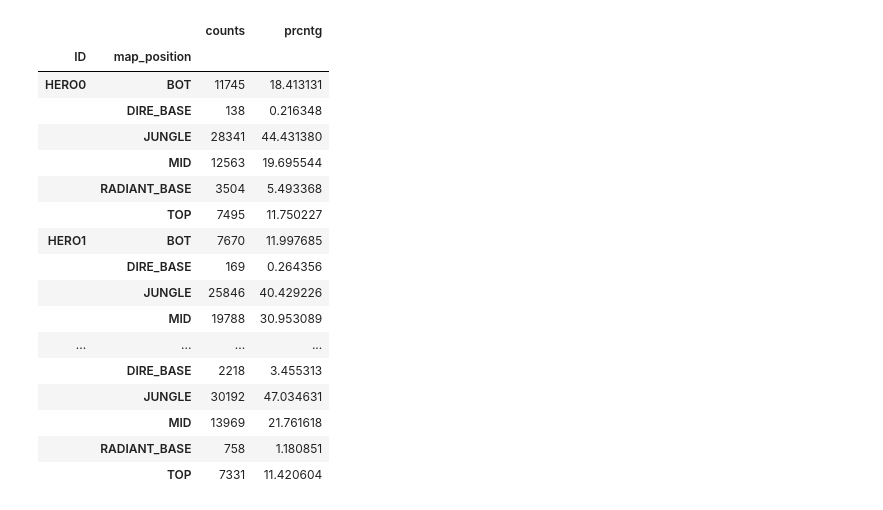
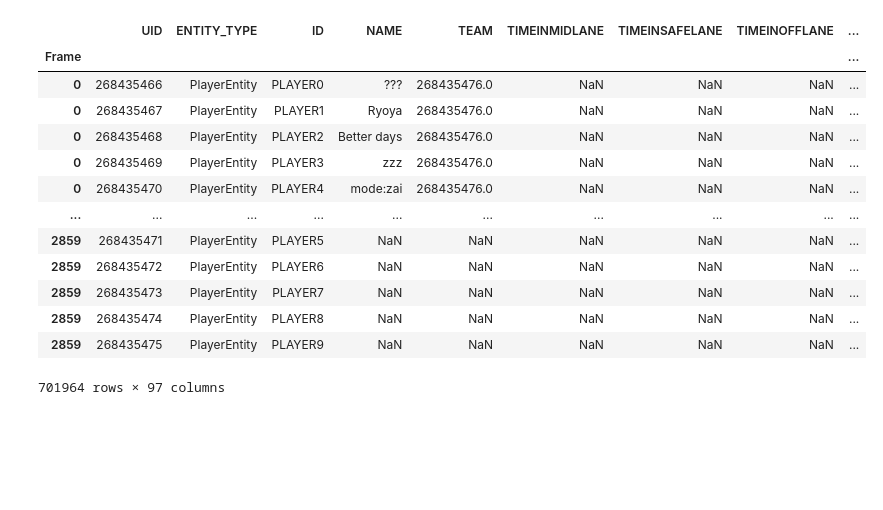
Before and after one commit to ag1737/finalProject, a Jupyter notebook: bard.ipynb, the cells around one changed output. Drawn from its saved outputs; the diff is of its cells as text; code cells hidden in the pictures; blank space fills up the shorter version.

```diff
--- a/bard.ipynb
+++ b/bard.ipynb
@@ -49,23 +31,19 @@ dl.game_dict["5494646356"].get_heros()
 | 2859 | 268435733 | HeroEntity | HERO9 | NaN | NaN | NaN | NaN | NaN | NaN | ... |
 640409 rows × 41 columns
 # %%
-dl.game_dict["5494646356"].get_lane_percentage()
+dl.game_dict["5494646356"].get_players()
 # %% [output]
-|  |  | counts | prcntg |
-| ID | map_position |  |  |
-| HERO0 | BOT | 11745 | 18.413131 |
-|  | DIRE_BASE | 138 | 0.216348 |
-|  | JUNGLE | 28341 | 44.431380 |
-|  | MID | 12563 | 19.695544 |
-|  | RADIANT_BASE | 3504 | 5.493368 |
-|  | TOP | 7495 | 11.750227 |
-| HERO1 | BOT | 7670 | 11.997685 |
-|  | DIRE_BASE | 169 | 0.264356 |
-|  | JUNGLE | 25846 | 40.429226 |
-|  | MID | 19788 | 30.953089 |
-| ... | ... | ... | ... |
-|  | DIRE_BASE | 2218 | 3.455313 |
-|  | JUNGLE | 30192 | 47.034631 |
-|  | MID | 13969 | 21.761618 |
-|  | RADIANT_BASE | 758 | 1.180851 |
-|  | TOP | 7331 | 11.420604 |
+|  | UID | ENTITY_TYPE | ID | NAME | TEAM | TIMEINMIDLANE | TIMEINSAFELANE | TIMEINOFFLANE | ... |
+| Frame |  |  |  |  |  |  |  |  | ... |
+| 0 | 268435466 | PlayerEntity | PLAYER0 | ??? | 268435476.0 | NaN | NaN | NaN | ... |
+| 0 | 268435467 | PlayerEntity | PLAYER1 | Ryoya | 268435476.0 | NaN | NaN | NaN | ... |
+| 0 | 268435468 | PlayerEntity | PLAYER2 | Better days | 268435476.0 | NaN | NaN | NaN | ... |
+| 0 | 268435469 | PlayerEntity | PLAYER3 | zzz | 268435476.0 | NaN | NaN | NaN | ... |
+| 0 | 268435470 | PlayerEntity | PLAYER4 | mode:zai | 268435476.0 | NaN | NaN | NaN | ... |
+| ... | ... | ... | ... | ... | ... | ... | ... | ... | ... |
+| 2859 | 268435471 | PlayerEntity | PLAYER5 | NaN | NaN | NaN | NaN | NaN | ... |
+| 2859 | 268435472 | PlayerEntity | PLAYER6 | NaN | NaN | NaN | NaN | NaN | ... |
+| 2859 | 268435473 | PlayerEntity | PLAYER7 | NaN | NaN | NaN | NaN | NaN | ... |
+| 2859 | 268435474 | PlayerEntity | PLAYER8 | NaN | NaN | NaN | NaN | NaN | ... |
+| 2859 | 268435475 | PlayerEntity | PLAYER9 | NaN | NaN | NaN | NaN | NaN | ... |
+701964 rows × 97 columns
```
Also changed, not shown: parts of 12 cells of this notebook, 5 other files.
